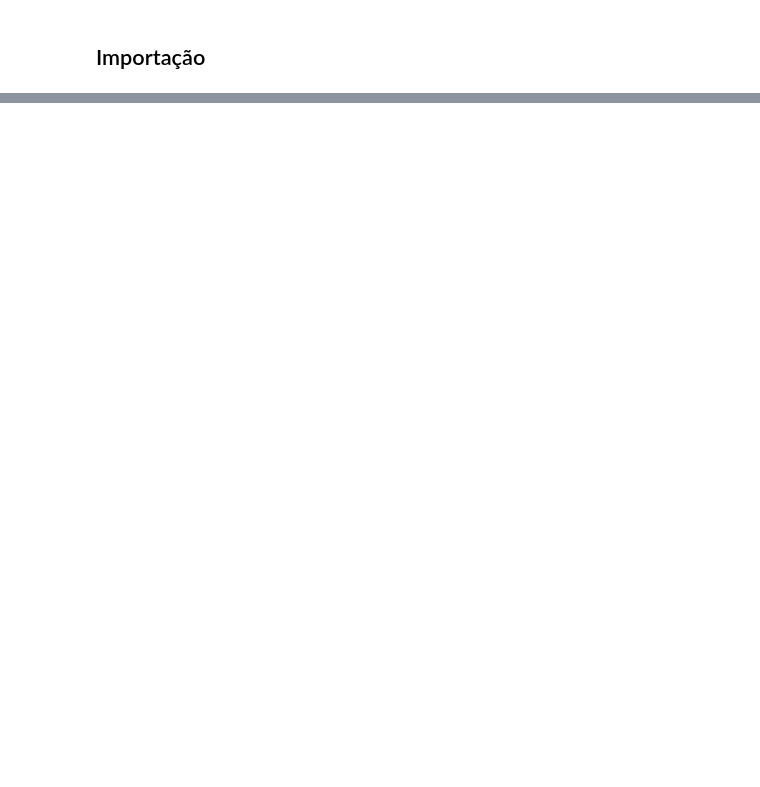
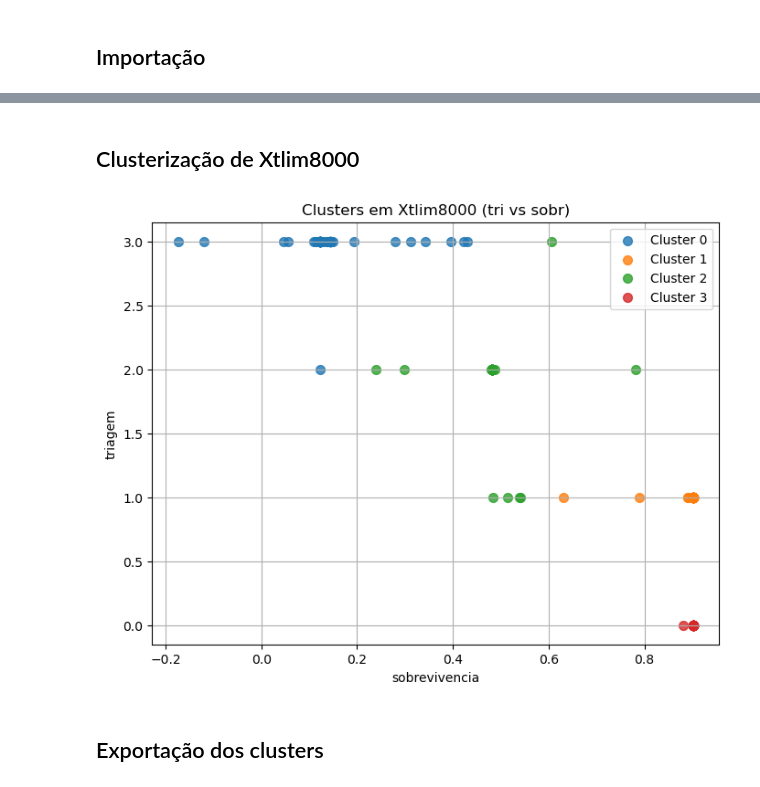
Before and after one commit to Pieri1/SistemasInteligentes-Tarefa02, a Jupyter notebook: notebooks/2_clustering.ipynb, the cells around one changed output, grey strips where cells are left out. Drawn from its saved outputs; the diff is of its cells as text; code cells hidden in the pictures; blank space fills up the shorter version.

```diff
--- a/notebooks/2_clustering.ipynb
+++ b/notebooks/2_clustering.ipynb
@@ -47,0 +114,25 @@ tlim8000victims.head()
+# %% [markdown]
+## Clusterização de Xtlim8000
+# %%
+X = tlim8000victims[['sobr','tri']].values
+scaler = StandardScaler()
+dados_padronizados = scaler.fit_transform(tlim8000victims[['tri', 'sobr']])
+kmeans = KMeans(n_clusters=4, random_state=42)
+tlim8000victims['cluster'] = kmeans.fit_predict(dados_padronizados)
+unique_clusters = sorted(tlim8000victims['cluster'].unique())
+
+plt.figure(figsize=(8, 6))
+for c in unique_clusters:
+    sub = tlim8000victims[tlim8000victims['cluster'] == c]
+    plt.scatter(sub['sobr'], sub['tri'], s=50, alpha=0.8, label=f'Cluster {c}')
+
+plt.xlabel('sobrevivencia')
+plt.ylabel('triagem')
+plt.title('Clusters em Xtlim8000 (tri vs sobr)')
+plt.legend()
+plt.grid(True)
+plt.show()
+# %% [output]
+[figure, added]
+# %% [markdown]
+## Exportação dos clusters
```
Also changed, not shown: parts of 8 cells of this notebook, 9 other files.
